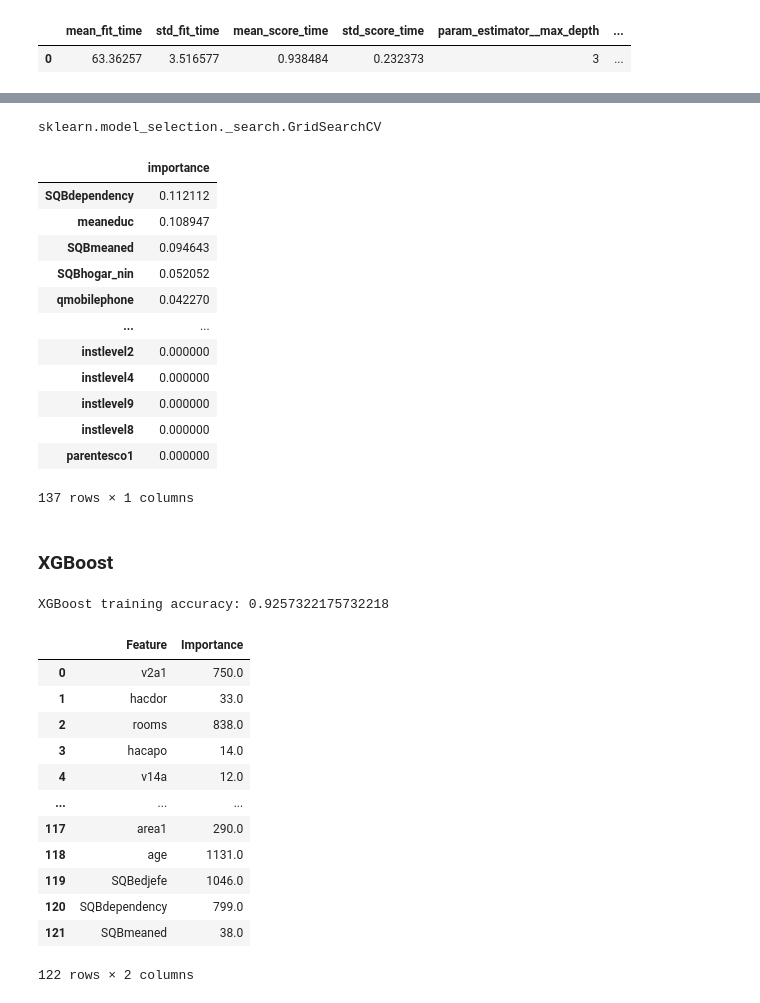
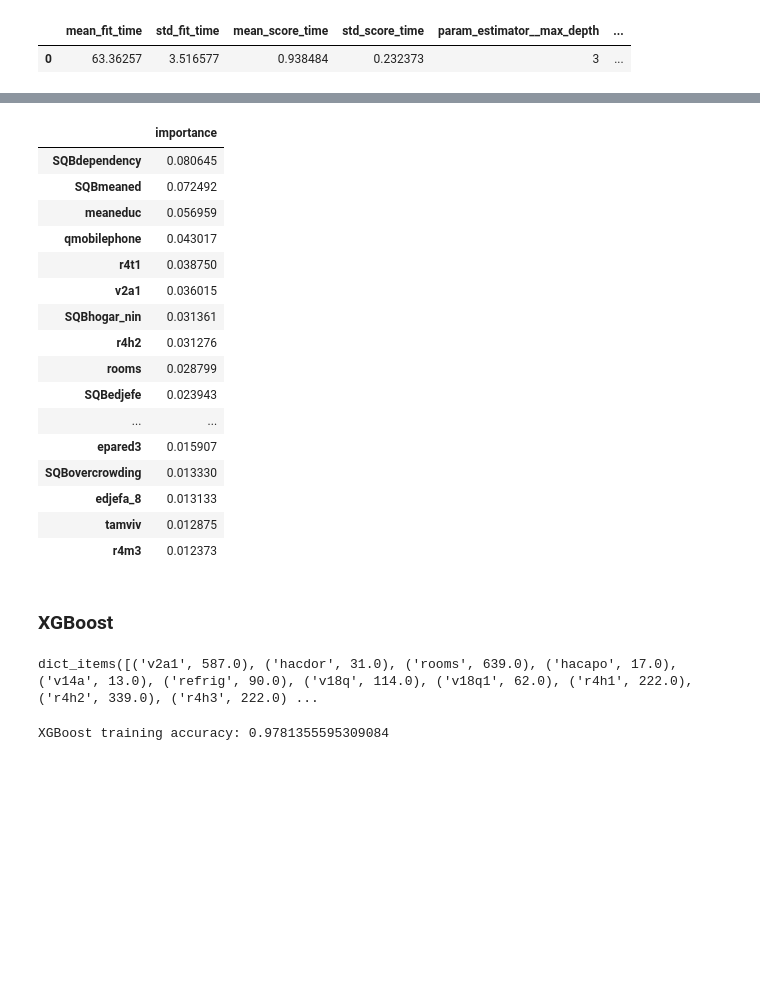
Before and after one commit to bazen-teklehaymanot/mlp, a Jupyter notebook: notebooks/ensemble.ipynb, the cells around one changed output, grey strips where cells are left out. Saved outputs shown, nothing was run; the diff lists cells and outputs as text; code cells hidden in the pictures; blank space fills up the shorter version.

Commit message:
Resolved XGBoost bug

```diff
--- a/notebooks/ensemble.ipynb
+++ b/notebooks/ensemble.ipynb
@@ -153,6 +153,7 @@ csv_data.shape
 # %%
 TARGET = csv_data[TARGET_COLUMN]
 DATA = prepare(data=csv_data)
+TRAINING_FEATURES = DATA.columns
 print(f"TARGET: {TARGET.shape} | DATA: {DATA.shape}")
 # %% [output]
 TARGET: (9557,) | DATA: (9557, 212)
@@ -248,8 +249,7 @@ from sklearn.metrics import accuracy_score
 from sklearn.model_selection import train_test_split
 from sklearn.ensemble import GradientBoostingClassifier
 from sklearn.model_selection import GridSearchCV
-
-
+import xgboost as xgb
 
 def train_model(
     model,
@@ -271,13 +271,16 @@ def train_model(
     return model, accuracy
 
 def important_features(trained_model):
-    columns = pd.read_csv(TRAIN_CSV)
-    columns = columns.drop(TARGET_COLUMN, axis=1)
-    columns = columns.drop(ID_COLUMN, axis=1)
-    columns = columns.columns
+    columns = TRAINING_FEATURES
+
+
+    if trained_model.__class__ == xgb.core.Booster:
+        feature_importance = pd.DataFrame(trained_model.get_score(importance_type='weight').items(),
+                                        columns=['Feature','Importance']).sort_values('Importance', ascending=False)
+        return feature_importance
+
     if trained_model.__class__ == GridSearchCV:
         trained_model = trained_model.best_estimator_
-
     feature_importance = pd.DataFrame(trained_model.feature_importances_,
                                     index = columns,
                                     columns=['importance']).sort_values('importance', ascending=False)
@@ -368,23 +354,23 @@ GradientBoost training accuracy: 0.5330459770114943
-# %%
-gradient_boost_model.__class__
-# %% [output]
-sklearn.model_selection._search.GridSearchCV
 # %%
-important_features(gradient_boost_model)
+important_features(gradient_boost_model).head(20)
 # %% [output]
 |  | importance |
-| SQBdependency | 0.112112 |
-| meaneduc | 0.108947 |
-| SQBmeaned | 0.094643 |
-| SQBhogar_nin | 0.052052 |
-| qmobilephone | 0.042270 |
+| SQBdependency | 0.080645 |
+| SQBmeaned | 0.072492 |
+| meaneduc | 0.056959 |
+| qmobilephone | 0.043017 |
+| r4t1 | 0.038750 |
+| v2a1 | 0.036015 |
+| SQBhogar_nin | 0.031361 |
+| r4h2 | 0.031276 |
+| rooms | 0.028799 |
+| SQBedjefe | 0.023943 |
 | ... | ... |
-| instlevel2 | 0.000000 |
-| instlevel4 | 0.000000 |
-| instlevel9 | 0.000000 |
-| instlevel8 | 0.000000 |
-| parentesco1 | 0.000000 |
+| epared3 | 0.015907 |
+| SQBovercrowding | 0.013330 |
+| edjefa_8 | 0.013133 |
+| tamviv | 0.012875 |
+| r4m3 | 0.012373 |
-137 rows × 1 columns
 # %% [markdown]
 ### XGBoost
 # %%
@@ -429,3 +404,7 @@ def xgb_feature_importance(xgb_model):
+# %%
+xgb_model.get_score(importance_type='weight').items()
+# %% [output]
+dict_items([('v2a1', 587.0), ('hacdor', 31.0), ('rooms', 639.0), ('hacapo', 17.0), ('v14a', 13.0), ('refrig', 90.0), ('v18q', 114.0), ('v18q1', 62.0), ('r4h1', 222.0), ('r4h2', 339.0), ('r4h3', 222.0) ...
 # %%
 xgb_params = {
     "objective": "multi:softmax",
@@ -433,24 +412,7 @@ xgb_params = {
     "eval_metric": "merror"
 }
 
-xgb_model, training_accuracy = train_xgboost_model(train, xgb_params)
+xgb_model, training_accuracy = train_xgboost_model(oversampled_X, oversampled_y, xgb_params)
 print(f"XGBoost training accuracy: {training_accuracy}")
 # %% [output]
-XGBoost training accuracy: 0.9257322175732218
+XGBoost training accuracy: 0.9781355595309084
-# %%
-feature_importance_df = xgb_feature_importance(xgb_model)
-feature_importance_df
-# %% [output]
-|  | Feature | Importance |
-| 0 | v2a1 | 750.0 |
-| 1 | hacdor | 33.0 |
-| 2 | rooms | 838.0 |
-| 3 | hacapo | 14.0 |
-| 4 | v14a | 12.0 |
-| ... | ... | ... |
-| 117 | area1 | 290.0 |
-| 118 | age | 1131.0 |
-| 119 | SQBedjefe | 1046.0 |
-| 120 | SQBdependency | 799.0 |
-| 121 | SQBmeaned | 38.0 |
-122 rows × 2 columns
```
Also changed, not shown: parts of 10 cells of this notebook.
